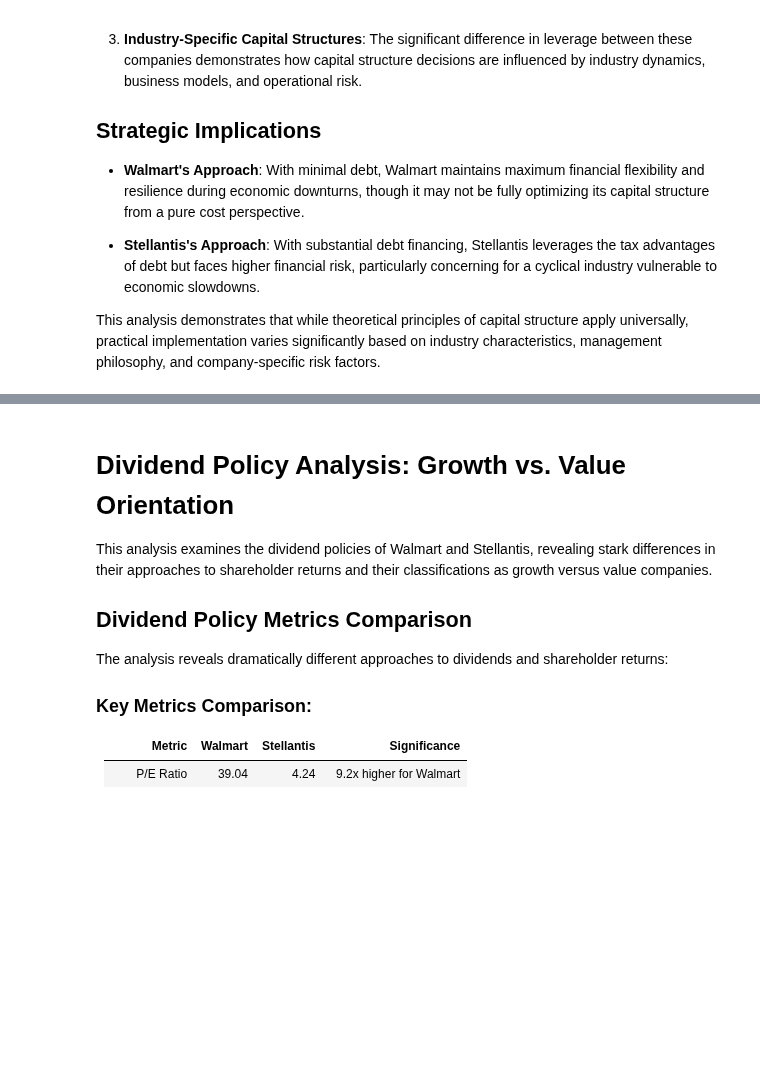
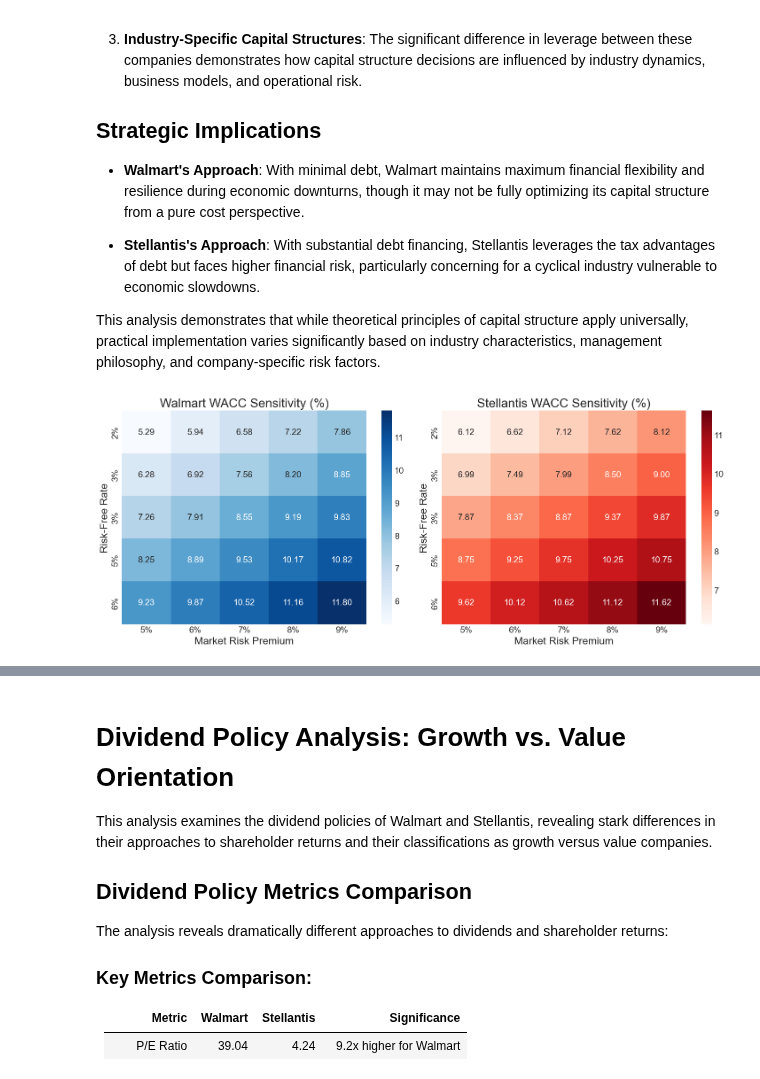
Before and after one commit to simonefilosofi/STLA-and-WMT-financial-analysis, a Jupyter notebook: Portfolio&CapitalStructure.ipynb, the cells around one changed output, grey strips where cells are left out. Drawn from its saved outputs; the diff is of its cells as text; code cells hidden in the pictures; blank space fills up the shorter version.

Commit message:
Added Industry Benchmarking and WACC Sensitivity Analysis

```diff
--- a/Portfolio&CapitalStructure.ipynb
+++ b/Portfolio&CapitalStructure.ipynb
@@ -545,3 +545,78 @@ This analysis provides a practical demonstration of key concepts from the Modigl
 - **Stellantis's Approach**: With substantial debt financing, Stellantis leverages the tax advantages of debt but faces higher financial risk, particularly concerning for a cyclical industry vulnerable to economic slowdowns.
 
 This analysis demonstrates that while theoretical principles of capital structure apply universally, practical implementation varies significantly based on industry characteristics, management philosophy, and company-specific risk factors.
+# %%
+# Sensitivity analysis for WACC
+def calculate_wacc_sensitivity(company_data, risk_free_range, market_premium_range):
+    """Calculate WACC for different risk-free rates and market risk premiums"""
+    beta = company_data.get('Beta')
+    total_debt = company_data.get('Total Debt')
+    market_cap = company_data.get('Market Cap')
+
+    # Calculate debt ratio
+    if total_debt is None or market_cap is None:
+        debt_ratio = 0.3  # Default
+        equity_ratio = 0.7
+    else:
+        firm_value = total_debt + market_cap
+        debt_ratio = total_debt / firm_value
+        equity_ratio = market_cap / firm_value
+
+    # Tax rate
+    tax_rate = 0.21
+
+    # Calculate WACC for different scenarios
+    wacc_matrix = np.zeros((len(risk_free_range), len(market_premium_range)))
+
+    for i, rf in enumerate(risk_free_range):
+        for j, mrp in enumerate(market_premium_range):
+            # Cost of equity using CAPM
+            cost_of_equity = rf + beta * mrp
+
+            # Estimate cost of debt
+            if beta < 0.8:
+                cost_of_debt = rf + 0.02
+            elif beta < 1.2:
+                cost_of_debt = rf + 0.03
+            else:
+                cost_of_debt = rf + 0.04
+
+            # Calculate WACC
+            wacc = (equity_ratio * cost_of_equity) + (debt_ratio * cost_of_debt * (1 - tax_rate))
+            wacc_matrix[i, j] = wacc * 100  # Convert to percentage
+
+    return wacc_matrix
+
+# Define ranges for sensitivity analysis
+risk_free_rates = np.linspace(0.02, 0.06, 5)  # 2% to 6%
+market_risk_premiums = np.linspace(0.05, 0.09, 5)  # 5% to 9%
+
+# Calculate WACC sensitivity
+wmt_wacc_sensitivity = calculate_wacc_sensitivity(wmt_structure, risk_free_rates, market_risk_premiums)
+stla_wacc_sensitivity = calculate_wacc_sensitivity(stla_structure, risk_free_rates, market_risk_premiums)
+
+# Plot heatmaps for WACC sensitivity
+fig, axes = plt.subplots(1, 2, figsize=(15, 6))
+
+# Walmart WACC sensitivity
+sns.heatmap(wmt_wacc_sensitivity, annot=True, fmt='.2f', cmap='Blues',
+            xticklabels=[f'{int(x*100)}%' for x in market_risk_premiums],
+            yticklabels=[f'{int(x*100)}%' for x in risk_free_rates],
+            ax=axes[0])
+axes[0].set_title('Walmart WACC Sensitivity (%)')
+axes[0].set_xlabel('Market Risk Premium')
+axes[0].set_ylabel('Risk-Free Rate')
+
+# Stellantis WACC sensitivity
+sns.heatmap(stla_wacc_sensitivity, annot=True, fmt='.2f', cmap='Reds',
+            xticklabels=[f'{int(x*100)}%' for x in market_risk_premiums],
+            yticklabels=[f'{int(x*100)}%' for x in risk_free_rates],
+            ax=axes[1])
+axes[1].set_title('Stellantis WACC Sensitivity (%)')
+axes[1].set_xlabel('Market Risk Premium')
+axes[1].set_ylabel('Risk-Free Rate')
+
+plt.tight_layout()
+plt.show()
+# %% [output]
+[figure, added]
```
Also changed, not shown: parts of 8 cells of this notebook.
